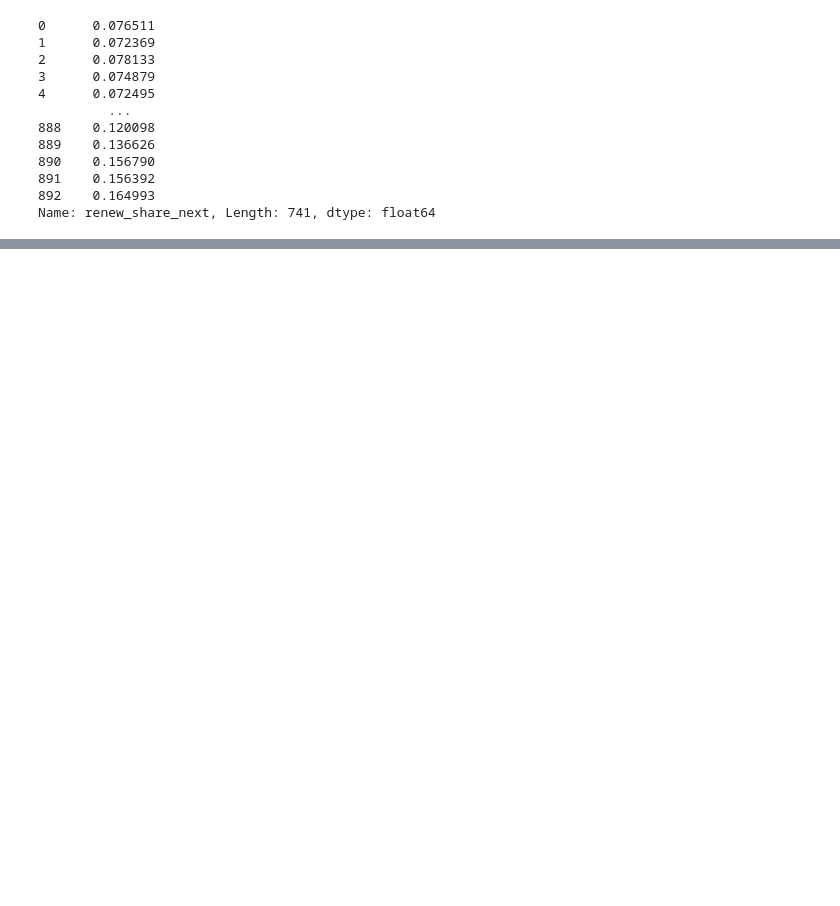
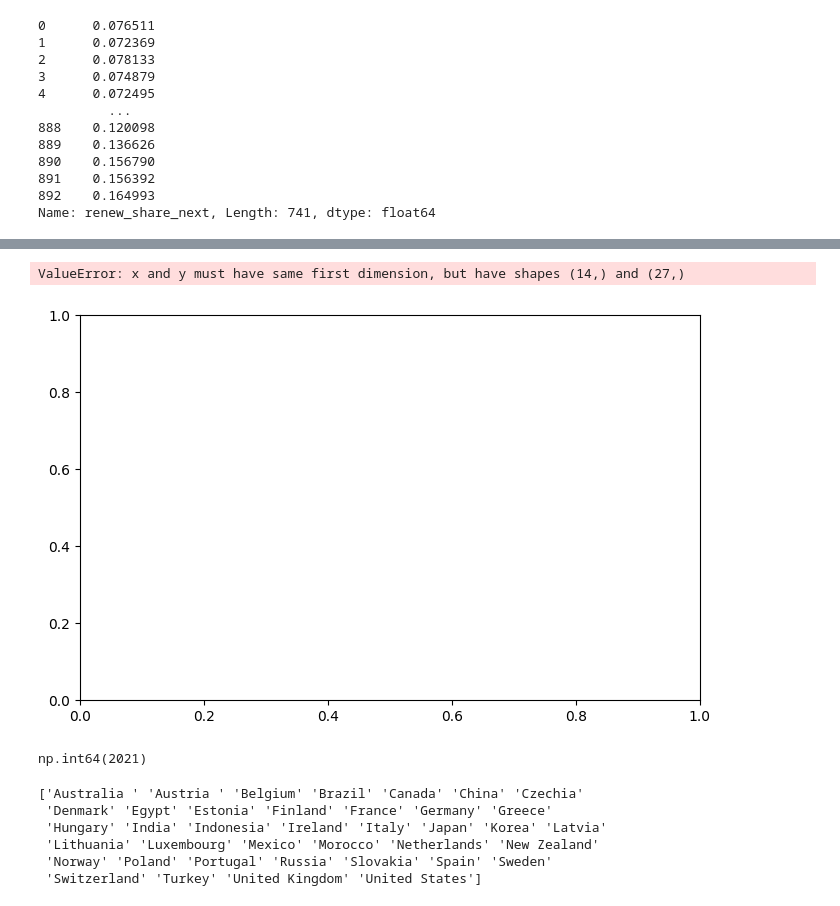
Before and after one commit to nikbeltz2/future-green-countries-ml-, a Jupyter notebook: notebooks/renewable_share_forecast.ipynb, the cells around one changed output, grey strips where cells are left out. Drawn from its saved outputs; the diff is of its cells as text; code cells hidden in the pictures; blank space fills up the shorter version.

```diff
--- a/notebooks/renewable_share_forecast.ipynb
+++ b/notebooks/renewable_share_forecast.ipynb
@@ -326,4 +347,4 @@ future_2030["renew_share_change"] = future_2030["true_renew_share"] - future_202
 
 X_future_2030 = future_2030[X3_columns]
 
-future_2030["pred_2029"] = RF_model3.predict(X_future_2030)
+future_2030["pred_2031"] = RF_model3.predict(X_future_2030)
@@ -329,0 +373,22 @@ future_2030["pred_2029"] = RF_model3.predict(X_future_2030)
+# %%
+future_2033 = future_2032.copy()
+
+future_2033["year"] = 2033
+
+future_2033["true_renew_share"] = future_2032["pred_2033"]
+future_2033["renew_share_change"] = future_2033["true_renew_share"] - future_2032["true_renew_share"]
+
+X_future_2033 = future_2033[X3_columns]
+
+future_2033["pred_2034"] = RF_model3.predict(X_future_2033)
+# %%
+future_2034 = future_2033.copy()
+
+future_2034["year"] = 2034
+
+future_2034["true_renew_share"] = future_2033["pred_2034"]
+future_2034["renew_share_change"] = future_2034["true_renew_share"] - future_2033["true_renew_share"]
+
+X_future_2034 = future_2034[X3_columns]
+
+future_2034["pred_2035"] = RF_model3.predict(X_future_2034)
@@ -329,0 +413,7 @@ future_2030["pred_2029"] = RF_model3.predict(X_future_2030)
+# %%
+country_name39 = "Estonia"
+
+country_row = future_data3[future_data3["country"] == country_name39]
+
+years = [2022]
+country_row
@@ -329,0 +483,28 @@ future_2030["pred_2029"] = RF_model3.predict(X_future_2030)
+# %%
+plt.figure(figsize=(8,5))
+
+plt.plot(years, shares, marker="o")
+
+plt.xlabel("Year")
+plt.ylabel("Renewable Electricity Share")
+plt.title(f"Predicted Renewable Share Path: {country_name39}")
+
+plt.grid(True)
+
+plt.show()
+# %% [output]
+ValueError: x and y must have same first dimension, but have shapes (14,) and (27,)
+[figure, added]
+# %%
+data3["year"].max()
+# %% [output]
+np.int64(2021)
+# %%
+print(data3["country"].unique())
+# %% [output]
+['Australia ' 'Austria ' 'Belgium' 'Brazil' 'Canada' 'China' 'Czechia'
+ 'Denmark' 'Egypt' 'Estonia' 'Finland' 'France' 'Germany' 'Greece'
+ 'Hungary' 'India' 'Indonesia' 'Ireland' 'Italy' 'Japan' 'Korea' 'Latvia'
+ 'Lithuania' 'Luxembourg' 'Mexico' 'Morocco' 'Netherlands' 'New Zealand'
+ 'Norway' 'Poland' 'Portugal' 'Russia' 'Slovakia' 'Spain' 'Sweden'
+ 'Switzerland' 'Turkey' 'United Kingdom' 'United States']
```
Also changed, not shown: parts of 18 cells of this notebook.
